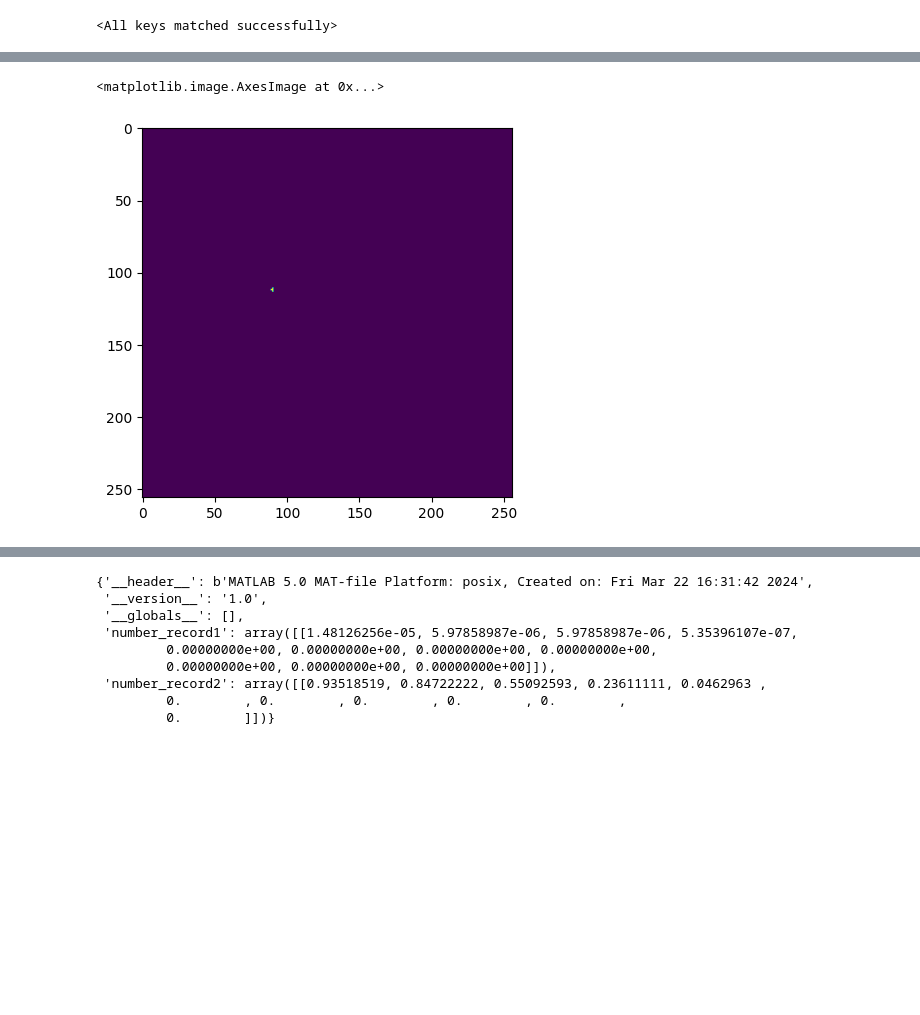
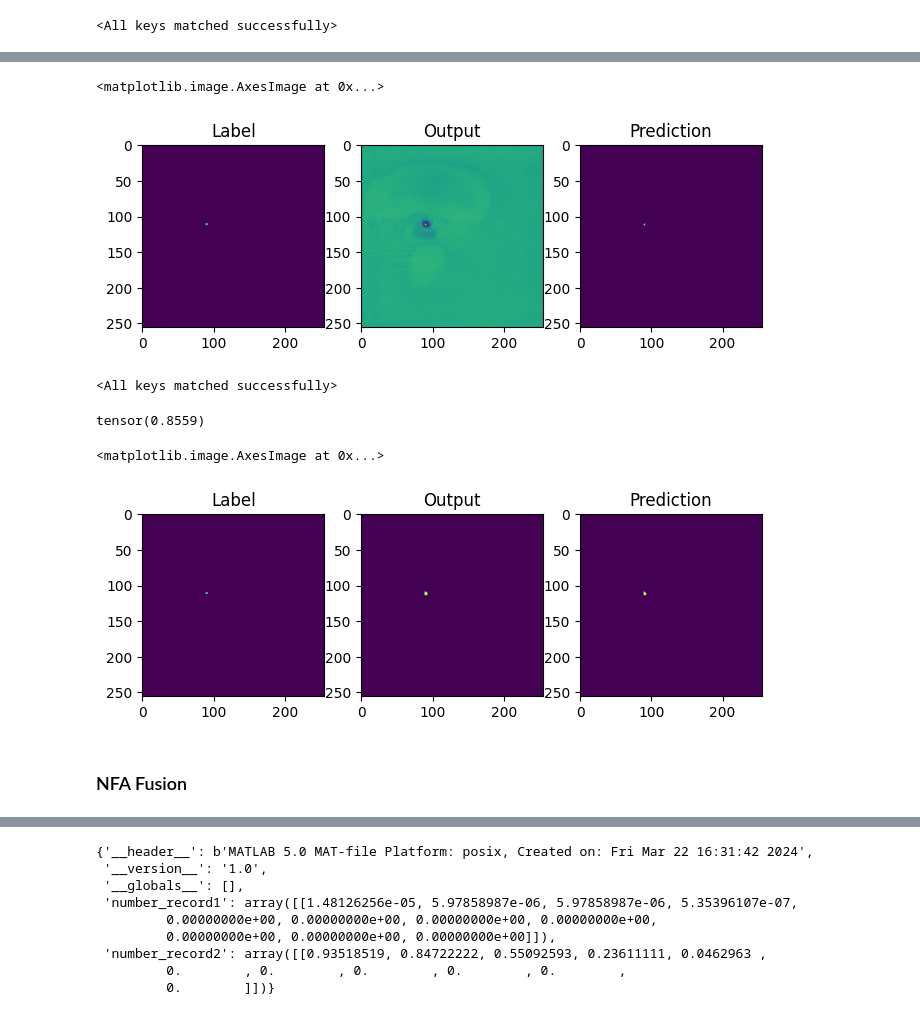
Before and after one commit to cvincent13/Deep-NFA, a Jupyter notebook: verification.ipynb, the cells around one changed output, grey strips where cells are left out. Cells and saved outputs as stored; diff of their text form; code cells hidden in the pictures; blank space fills up the shorter version.

```diff
--- a/verification.ipynb
+++ b/verification.ipynb
@@ -227,5 +220,22 @@ plt.imshow(pred[0,0])
-# %%
-plt.imshow(np.array((pred > 0)[0,0]))
-# %% [output]
-<matplotlib.image.AxesImage at 0x...>
-[figure, removed]
+# %%
+plt.figure(figsize=(8,8))
+plt.subplot(131)
+plt.title('Label')
+plt.imshow(labels[0,0])
+plt.subplot(132)
+plt.title('Output')
+plt.imshow(pred[0,0])
+plt.subplot(133)
+plt.title('Prediction')
+plt.imshow(np.array((pred > 0)[0,0]))
+# %% [output]
+<matplotlib.image.AxesImage at 0x...>
+[figure, added]
+# %%
+model = DeepNFA(input_channels=3, block=Res_CBAM_block, num_blocks=[2, 2, 2, 2],
+               nb_filter=[16, 32, 64, 128, 256], alpha=0.005)
+model           = model.cuda()
+checkpoint             = torch.load('result/' + 'NUAA-SIRST_DeepNFA_23_03_2024_01_26_20_wDS/mIoU__DeepNFA_NUAA-SIRST_epoch.pth.tar')
+model.load_state_dict(checkpoint['state_dict'])
+# %% [output]
+<All keys matched successfully>
@@ -231,0 +249,23 @@ plt.imshow(np.array((pred > 0)[0,0]))
+# %%
+def sigm_alpha(x, alpha, n_pixels):
+    return 2/(1+torch.exp(-alpha*(x + torch.log(n_pixels)))) - 1
+
+sigm_alpha(torch.tensor(500), 0.005, torch.tensor(256*256))
+# %% [output]
+tensor(0.8559)
+# %%
+plt.figure(figsize=(8,8))
+plt.subplot(131)
+plt.title('Label')
+plt.imshow(labels[0,0])
+plt.subplot(132)
+plt.title('Output')
+plt.imshow(pred[0,0])
+plt.subplot(133)
+plt.title('Prediction')
+plt.imshow(np.array((pred > 0.86)[0,0]))
+# %% [output]
+<matplotlib.image.AxesImage at 0x...>
+[figure, added]
+# %% [markdown]
+### NFA Fusion
```
Also changed, not shown: parts of 11 cells of this notebook, 11 other files.
